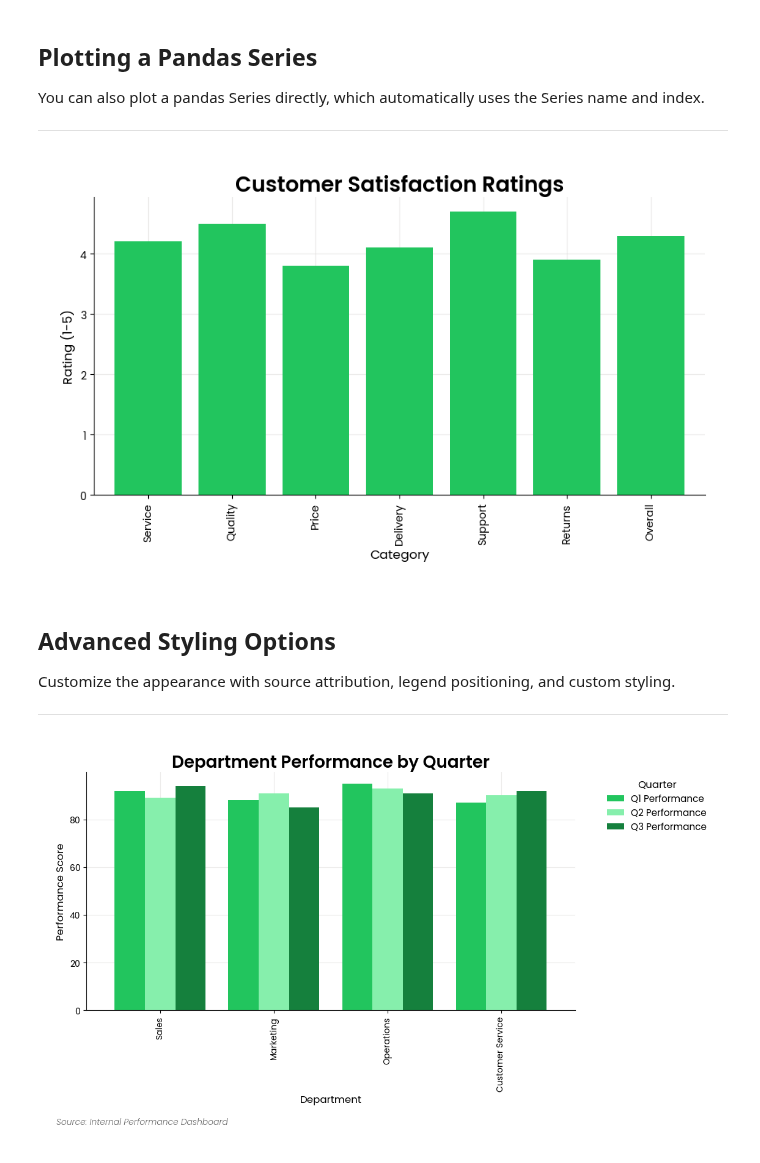
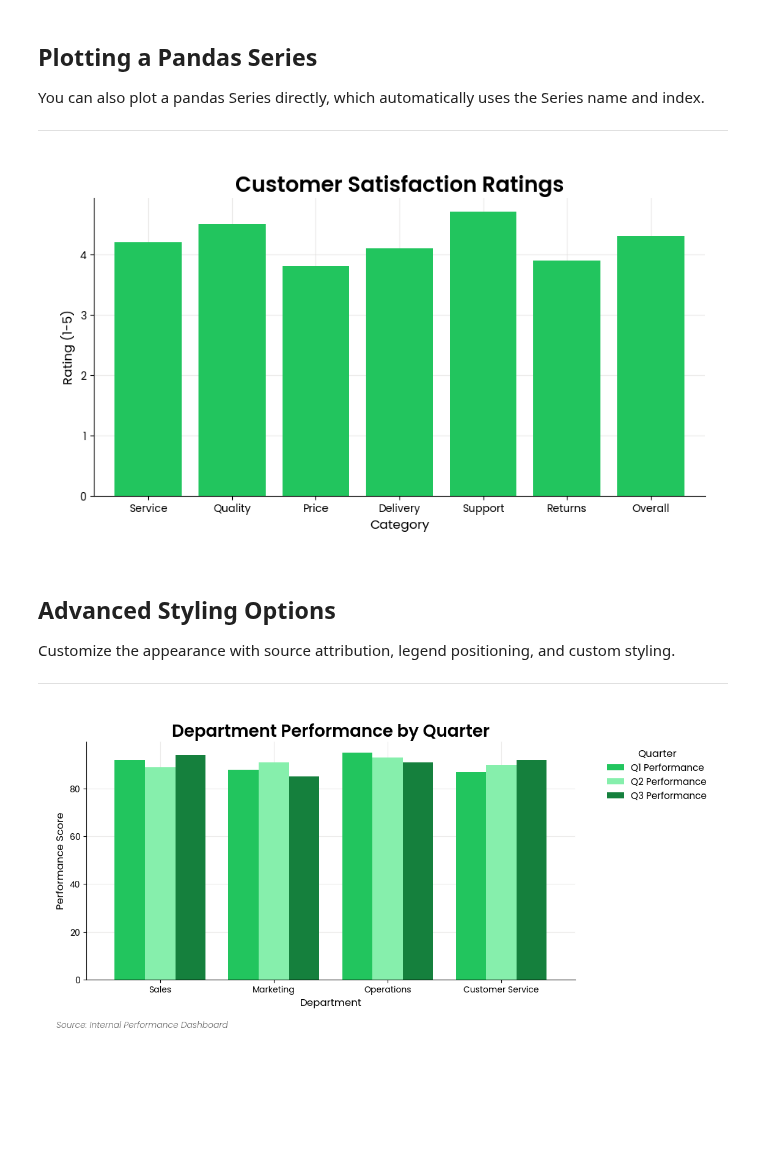
Before and after one commit to Data-Simply/pyretailscience, a Jupyter notebook: docs/gallery/plots/bar.ipynb, the cells around one changed output. Saved outputs shown, nothing was run; the diff lists cells and outputs as text; code cells hidden in the pictures; blank space fills up the shorter version.

```diff
--- a/docs/gallery/plots/bar.ipynb
+++ b/docs/gallery/plots/bar.ipynb
@@ -260,22 +265,22 @@ You can also plot a pandas Series directly, which automatically uses the Series
 # %%
 # Create a pandas Series
 customer_satisfaction = pd.Series(
     [4.2, 4.5, 3.8, 4.1, 4.7, 3.9, 4.3],
     index=["Service", "Quality", "Price", "Delivery", "Support", "Returns", "Overall"],
     name="Satisfaction Score",
 )
 
 ax = bar.plot(
     customer_satisfaction,
     value_col="Satisfaction Score",
     title="Customer Satisfaction Ratings",
     x_label="Category",
     y_label="Rating (1-5)",
-    rot=90,
+    rot=0,
 )
 plt.show()
 # %% [output]
-[figure, old version]
+[figure, new version]
 # %% [markdown]
 ## Advanced Styling Options
 
@@ -303,8 +308,8 @@ ax = bar.plot(
     legend_title="Quarter",
     move_legend_outside=True,
     source_text="Source: Internal Performance Dashboard",
-    rot=90,
+    rot=0,
 )
 plt.show()
 # %% [output]
-[figure, old version]
+[figure, new version]
```
Also changed, not shown: parts of 7 cells of this notebook, 1 other file.
